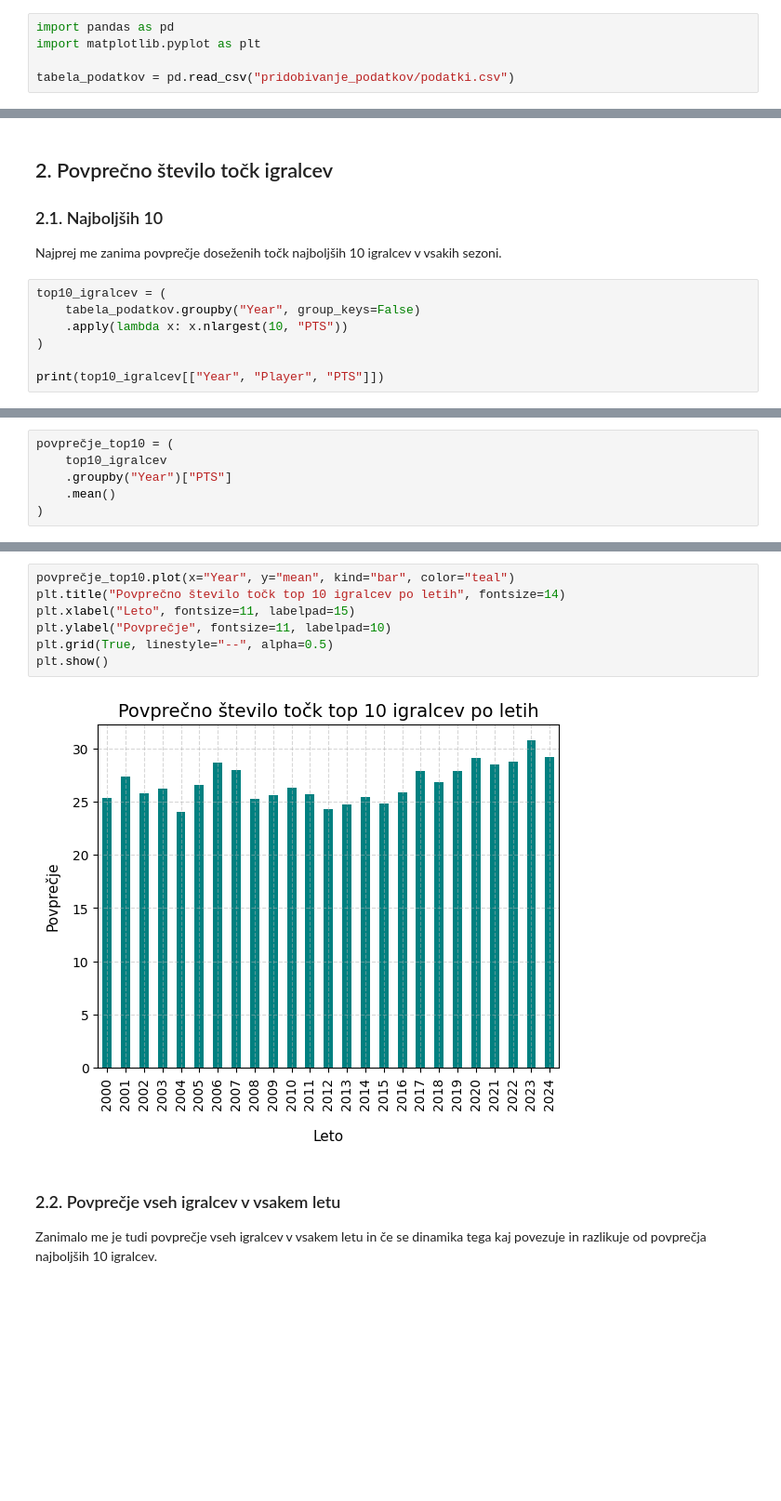
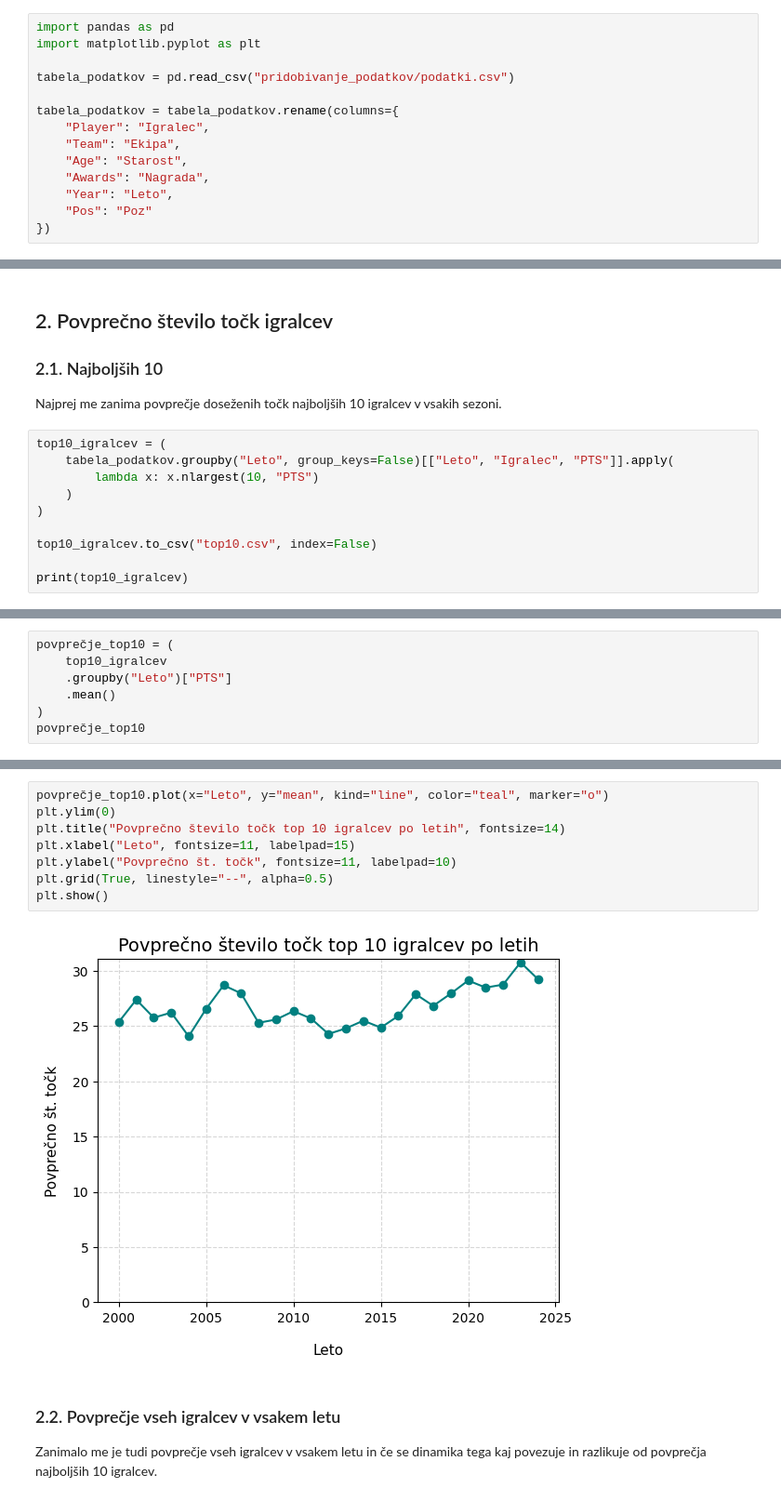
Before and after one commit to neza111/Projektna-naloga-UVP, a Jupyter notebook: analiza_podatkov.ipynb, the cells around one changed output, grey strips where cells are left out. Shown: that part at 93% size. Cells and saved outputs as stored; diff of their text form; blank space fills up the shorter version.

```diff
--- a/analiza_podatkov.ipynb
+++ b/analiza_podatkov.ipynb
@@ -11,6 +11,15 @@ import pandas as pd
 import matplotlib.pyplot as plt
 
 tabela_podatkov = pd.read_csv("pridobivanje_podatkov/podatki.csv")
+
+tabela_podatkov = tabela_podatkov.rename(columns={
+    "Player": "Igralec",
+    "Team": "Ekipa",
+    "Age": "Starost",
+    "Awards": "Nagrada",
+    "Year": "Leto",
+    "Pos": "Poz"
+})
 # %% [markdown]
 ## 1. Tabela podatkov
 
@@ -39,9 +48,12 @@ tabela_podatkov
 Najprej me zanima povprečje doseženih točk najboljših 10 igralcev v vsakih sezoni.
 # %%
 top10_igralcev = (
-    tabela_podatkov.groupby("Year", group_keys=False)
-    .apply(lambda x: x.nlargest(10, "PTS"))
+    tabela_podatkov.groupby("Leto", group_keys=False)[["Leto", "Igralec", "PTS"]].apply(
+        lambda x: x.nlargest(10, "PTS")
+    )
 )
 
-print(top10_igralcev[["Year", "Player", "PTS"]])
+top10_igralcev.to_csv("top10.csv", index=False)
+
+print(top10_igralcev)
 # %% [output]
@@ -62,6 +74,7 @@ print(top10_igralcev[["Year", "Player", "PTS"]])
 # %%
 povprečje_top10 = (
     top10_igralcev
-    .groupby("Year")["PTS"]
+    .groupby("Leto")["PTS"]
     .mean()
 )
+povprečje_top10
@@ -68,12 +99,13 @@ povprečje_top10 = (
 # %%
-povprečje_top10.plot(x="Year", y="mean", kind="bar", color="teal")
+povprečje_top10.plot(x="Leto", y="mean", kind="line", color="teal", marker="o")
+plt.ylim(0)
 plt.title("Povprečno število točk top 10 igralcev po letih", fontsize=14)
 plt.xlabel("Leto", fontsize=11, labelpad=15)
-plt.ylabel("Povprečje", fontsize=11, labelpad=10)
+plt.ylabel("Povprečno št. točk", fontsize=11, labelpad=10)
 plt.grid(True, linestyle="--", alpha=0.5)
 plt.show()
 # %% [output]
-[figure, old version]
+[figure, new version]
 # %% [markdown]
 ### 2.2. Povprečje vseh igralcev v vsakem letu
 
```
Also changed, not shown: parts of 18 cells of this notebook, 3 other files.
